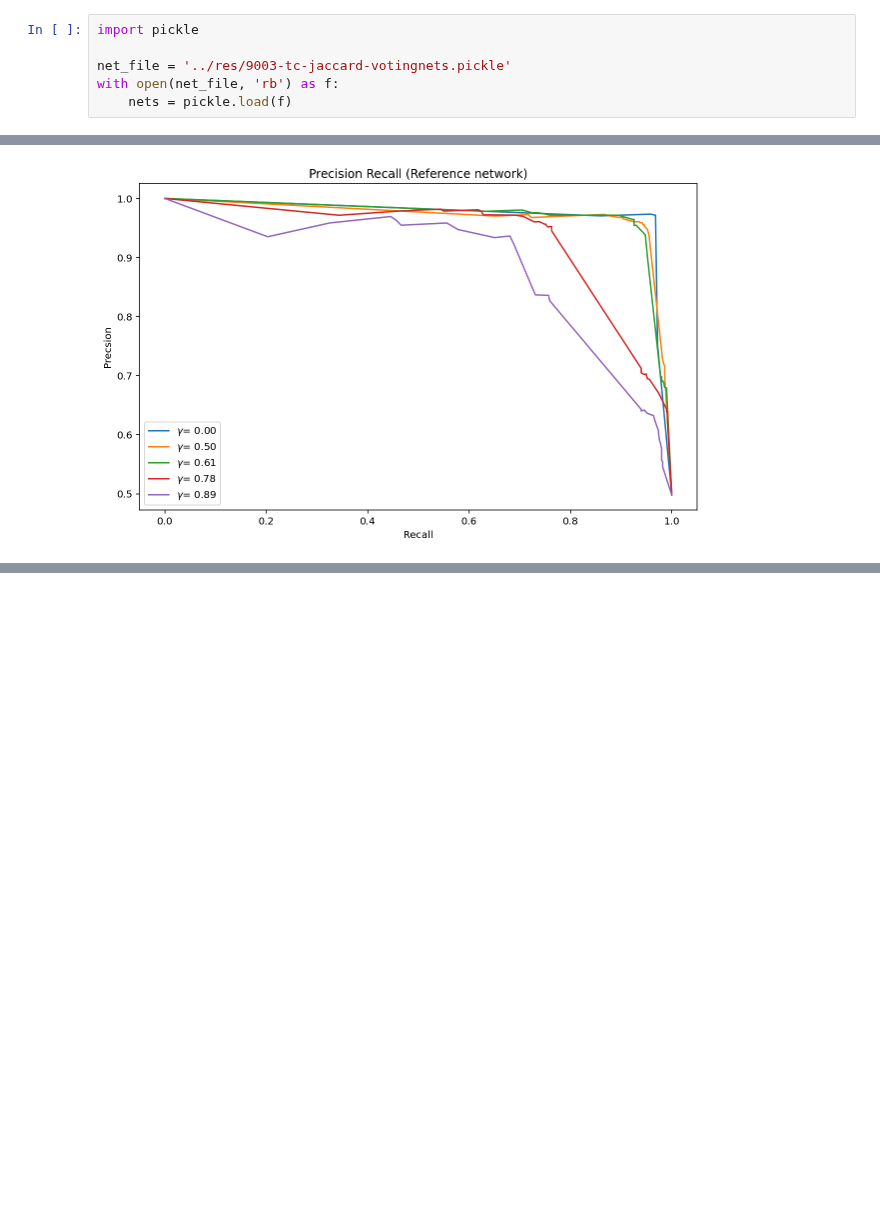
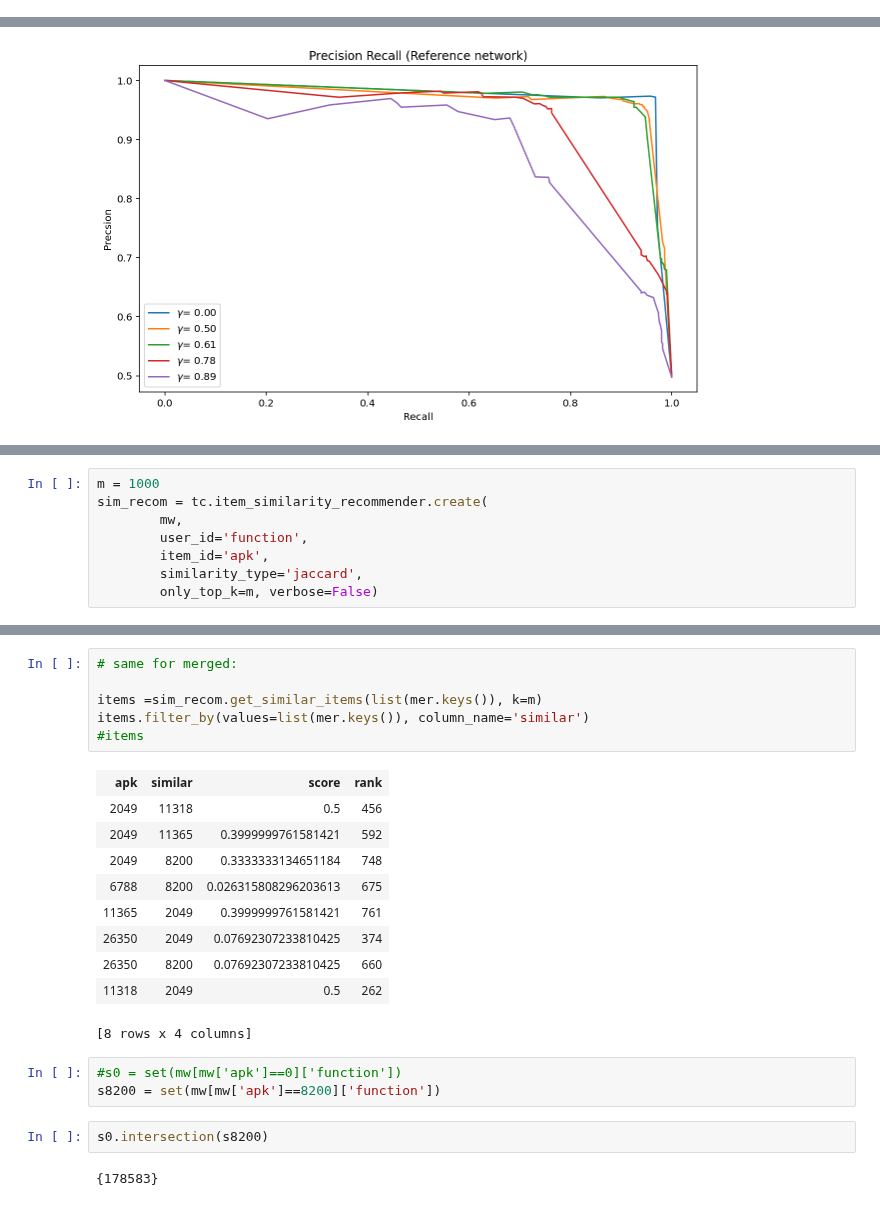
Before and after one commit to jrybicki-jsc/smms, a Jupyter notebook: graphla/netprediction.ipynb, the cells around one changed output, grey strips where cells are left out. Cells and saved outputs as stored; diff of their text form; blank space fills up the shorter version.

```diff
--- a/graphla/netprediction.ipynb
+++ b/graphla/netprediction.ipynb
@@ -156,6 +22,0 @@ test_apns = np.load('../res/test-tc-1000.npy')
-# %%
-import pickle
-
-net_file = '../res/9003-tc-jaccard-votingnets.pickle'
-with open(net_file, 'rb') as f:
-    nets = pickle.load(f)
@@ -299,0 +155,8 @@ for gamma, [ref, mer] in nets.items():
+# %%
+m = 1000
+sim_recom = tc.item_similarity_recommender.create(
+        mw,
+        user_id='function',
+        item_id='apk',
+        similarity_type='jaccard',
+        only_top_k=m, verbose=False)
@@ -299,0 +179,24 @@ for gamma, [ref, mer] in nets.items():
+# %%
+# same for merged:
+
+items =sim_recom.get_similar_items(list(mer.keys()), k=m)
+items.filter_by(values=list(mer.keys()), column_name='similar')
+#items
+# %% [output]
+| apk | similar | score | rank |
+| 2049 | 11318 | 0.5 | 456 |
+| 2049 | 11365 | 0.3999999761581421 | 592 |
+| 2049 | 8200 | 0.3333333134651184 | 748 |
+| 6788 | 8200 | 0.026315808296203613 | 675 |
+| 11365 | 2049 | 0.3999999761581421 | 761 |
+| 26350 | 2049 | 0.07692307233810425 | 374 |
+| 26350 | 8200 | 0.07692307233810425 | 660 |
+| 11318 | 2049 | 0.5 | 262 |
+[8 rows x 4 columns]
+# %%
+#s0 = set(mw[mw['apk']==0]['function'])
+s8200 = set(mw[mw['apk']==8200]['function'])
+# %%
+s0.intersection(s8200)
+# %% [output]
+{178583}
```
Also changed, not shown: parts of 75 cells of this notebook.
